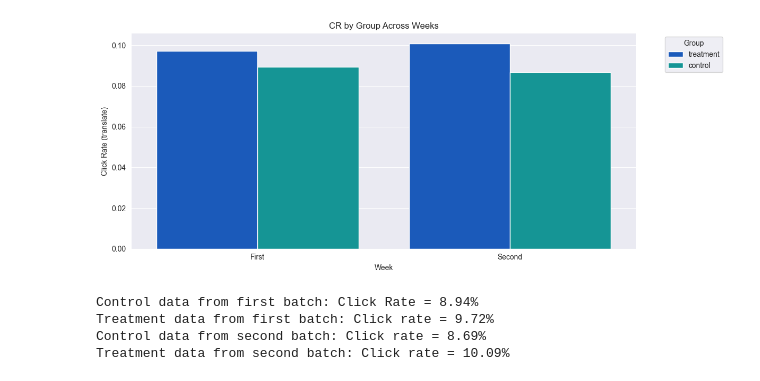
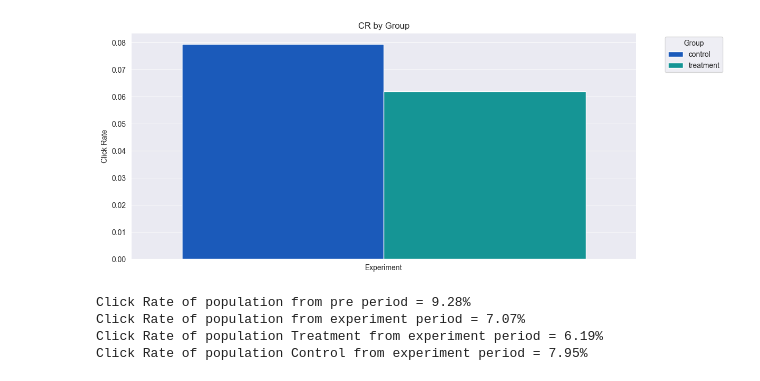
Before and after one commit to mattedefra/DgExpProject, a Jupyter notebook: main.ipynb, the cells around one changed output. Drawn from its saved outputs; the diff is of its cells as text; code cells hidden in the pictures.

Commit message:
-reformatted code to work with provided data
-deleted unnecessary CSVs

```diff
--- a/main.ipynb
+++ b/main.ipynb
@@ -4,32 +4,20 @@ import matplotlib.pyplot as plt
 import pandas as pd
 from module_abtest import ABTest
 
-# df1 = pd.read_csv('data/simulated_ab_test_data_A1.csv')
-# df2 = pd.read_csv('data/simulated_ab_test_data_B1.csv')
-# df3 = pd.read_csv('data/simulated_ab_test_data_C1.csv')
-
-landing_page = pd.read_csv('data/LandigPage.csv')
+landing_page = pd.read_csv('data/TXB_17_landingpage.csv')
 landing_page.rename(columns={'kpi_y': 'clicked'}, inplace=True)
 
-df_pre = landing_page[landing_page.arm == 'pre_period'].copy()
+df_pre = landing_page[landing_page.arm == 'pre'].copy()
 
-df_post = landing_page[landing_page['arm'] != 'pre_period'].copy()
+df_post = landing_page[landing_page['arm'] != 'pre'].copy()
 df_post = df_post.reset_index(drop=True)
 
-#split df_post in half
-mid = len(df_post) // 2
-df1 = df_post.iloc[:mid].copy()
-df2 = df_post.iloc[mid:].copy()
+print(f'df_pre shape: {df_pre.shape}.\ndf_post shape: {df_post.shape}')
 
-df1 = df1.reset_index(drop=True)
-df2 = df2.reset_index(drop=True)
-
-print(df_pre.shape, df1.shape, df2.shape)
-
-for tag,dataframe in zip(['Pre-period', 'First', 'Second'], [df_pre, df1, df2]):
+for tag,dataframe in zip(['Pre-period', 'Experiment'], [df_pre, df_post]):
     dataframe['Data_Batch'] = tag
 
-DF_ANALYSIS = pd.concat([df_pre, df1, df2], ignore_index=True)
+DF_ANALYSIS = pd.concat([df_pre, df_post], ignore_index=True)
 
 DF_ANALYSIS.info() #to check that everything is loaded correctly, in a real scenario we would not have this
 # %% [output]
@@ -53,3 +41,4 @@ memory usage: 727.9 KB
 # %%
-df1.head()
+TARGET_KPI = 'clicked'
+df_post.arm.unique()
 # %% [output]
@@ -62,6 +48,6 @@ df1.head()
 # %%
-ab_tester = ABTest(df1) #passing in what would be the first batch of data
-# Day1 workflow:
+ab_tester = ABTest(df_post, kpi=TARGET_KPI)
+# workflow:
 # ab_tester.power_analysis()
 # ab_tester.welch_t_test()
 # ab_tester.lift_ci()
@@ -275,40 +177,40 @@ Notes:
 # %%
 # Create the plot
 DF_ANALYSIS = ab_tester.df.copy()
 plt.figure(figsize=(12,5))
 sns.barplot(
     data=ab_tester.df,
     x='Data_Batch',
-    y='clicked',
+    y=ab_tester.kpi,
     hue='arm',
     palette='winter',
     errorbar=None
 )
 
 #labels and title
-plt.ylabel("Click Rate (translate)")
-plt.xlabel("Week")
-plt.title("CR by Group Across Weeks")
+plt.ylabel("Click Rate")
+plt.xlabel("")
+plt.title("CR by Group")
 plt.legend(title='Group',bbox_to_anchor=(1.05, 1), loc='upper left')
 
 # Show plot
 plt.tight_layout()
 plt.show()
 # %% [output]
-[figure, old version]
+[figure, new version]
 # %%
-first_control = DF_ANALYSIS[(DF_ANALYSIS.Data_Batch == 'First') & (DF_ANALYSIS.arm == 'control')]['clicked'].mean()
-first_treatment = DF_ANALYSIS[(DF_ANALYSIS.Data_Batch == 'First') & (DF_ANALYSIS.arm == 'treatment')]['clicked'].mean()
-second_control = DF_ANALYSIS[(DF_ANALYSIS.Data_Batch == 'Second') & (DF_ANALYSIS.arm == 'control')]['clicked'].mean()
-second_treatment = DF_ANALYSIS[(DF_ANALYSIS.Data_Batch == 'Second') & (DF_ANALYSIS.arm == 'treatment')]['clicked'].mean()
+pre = df_pre[ab_tester.kpi].mean()
+post_whole = df_post.clicked.mean()
+post_treatment = df_post[(df_post.Data_Batch == 'Experiment') & (df_post.arm == 'treatment')][ab_tester.kpi].mean()
+post_control = df_post[(df_post.Data_Batch == 'Experiment') & (df_post.arm == 'control')][ab_tester.kpi].mean()
 
 
-print(f'Control data from first batch: Click Rate = {round(100*first_control,2):.2f}%\n'
-      f'Treatment data from first batch: Click rate = {round(100*first_treatment,2):.2f}%\n'
-      f'Control data from second batch: Click rate = {round(100*second_control,2):.2f}%\n'
-      f'Treatment data from second batch: Click rate = {round(100*second_treatment,2):.2f}%')
+print(f'Click Rate of population from pre period = {round(100 * pre, 2):.2f}%\n'
+      f'Click Rate of population from experiment period = {round(100 * post_whole, 2):.2f}%\n'
+      f'Click Rate of population Treatment from experiment period = {round(100 * post_treatment, 2):.2f}%\n'
+      f'Click Rate of population Control from experiment period = {round(100 * post_control, 2):.2f}%\n')
 # %% [output]
-Control data from first batch: Click Rate = 8.94%
-Treatment data from first batch: Click rate = 9.72%
-Control data from second batch: Click rate = 8.69%
-Treatment data from second batch: Click rate = 10.09%
+Click Rate of population from pre period = 9.28%
+Click Rate of population from experiment period = 7.07%
+Click Rate of population Treatment from experiment period = 6.19%
+Click Rate of population Control from experiment period = 7.95%
```
Also changed, not shown: parts of 32 cells of this notebook, 4 other files.
